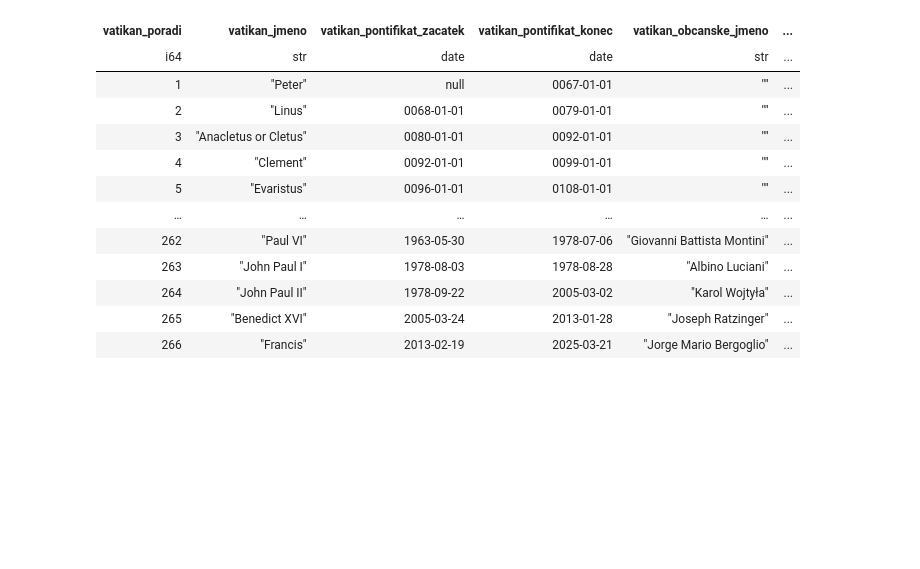
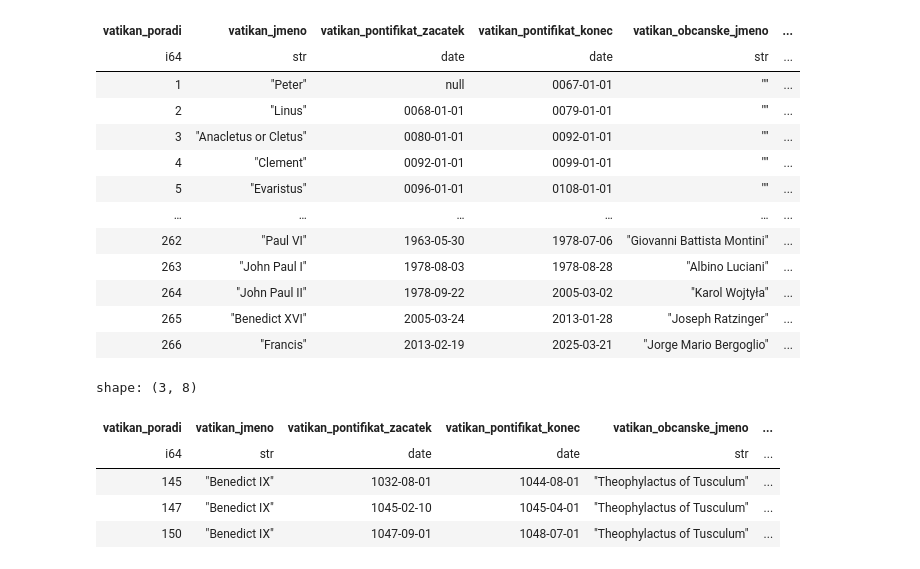
Before and after one commit to DataRozhlas/papezstvo, a Jupyter notebook: 007_vatikanska_data_cisteni.ipynb, the cells around one changed output. Drawn from its saved outputs; the diff is of its cells as text; code cells hidden in the pictures; blank space fills up the shorter version.

```diff
--- a/007_vatikanska_data_cisteni.ipynb
+++ b/007_vatikanska_data_cisteni.ipynb
@@ -107,3 +146,12 @@ shape: (266, 8)
 | 264 | "John Paul II" | 1978-09-22 | 2005-03-02 | "Karol Wojtyła" | ... |
 | 265 | "Benedict XVI" | 2005-03-24 | 2013-01-28 | "Joseph Ratzinger" | ... |
 | 266 | "Francis" | 2013-02-19 | 2025-03-21 | "Jorge Mario Bergoglio" | ... |
+# %%
+df.filter(pl.col('vatikan_jmeno') == 'Benedict IX')
+# %% [output]
+shape: (3, 8)
+| vatikan_poradi | vatikan_jmeno | vatikan_pontifikat_zacatek | vatikan_pontifikat_konec | vatikan_obcanske_jmeno | ... |
+| i64 | str | date | date | str | ... |
+| 145 | "Benedict IX" | 1032-08-01 | 1044-08-01 | "Theophylactus of Tusculum" | ... |
+| 147 | "Benedict IX" | 1045-02-10 | 1045-04-01 | "Theophylactus of Tusculum" | ... |
+| 150 | "Benedict IX" | 1047-09-01 | 1048-07-01 | "Theophylactus of Tusculum" | ... |
```
Also changed, not shown: parts of 6 cells of this notebook, 9 other files.
